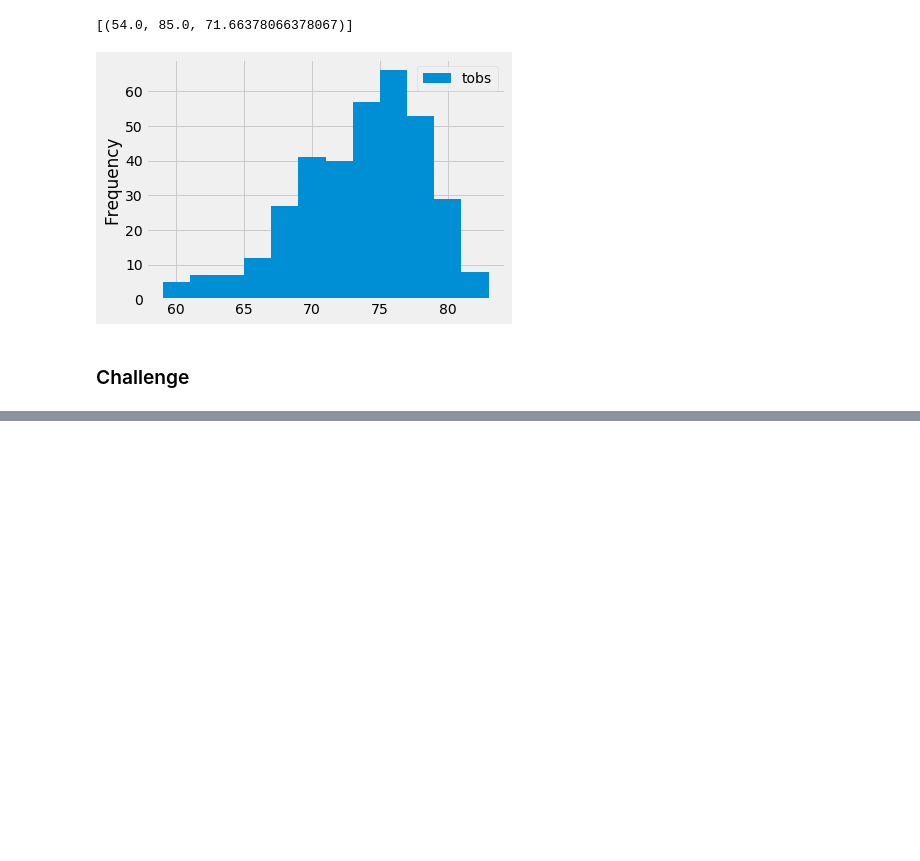
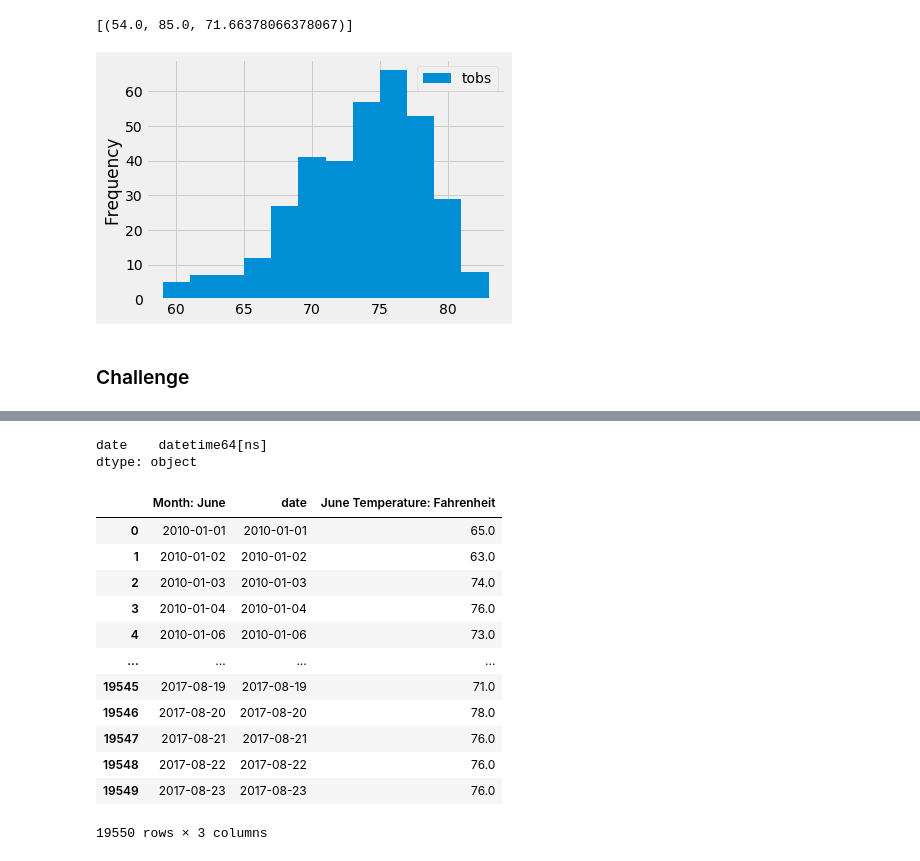
Before and after one commit to mkeire/surfs_up, a Jupyter notebook: climate_analysis.ipynb, the cells around one changed output, grey strips where cells are left out. Saved outputs shown, nothing was run; the diff lists cells and outputs as text; code cells hidden in the pictures; blank space fills up the shorter version.

```diff
--- a/climate_analysis.ipynb
+++ b/climate_analysis.ipynb
@@ -135,0 +393,4 @@ plt.tight_layout()
+# %%
+# Create data frame
+all_tobs_df = pd.DataFrame(all_tobs)
+all_tobs_df
@@ -135,0 +411,34 @@ plt.tight_layout()
+# %%
+# Change date data type
+tobs_dates = pd.to_datetime(all_tobs_df.loc[:,'date'])
+# %%
+# Turn formatted tobs dates into data frame
+tobs_dates_colum_df = pd.DataFrame(tobs_dates)
+tobs_dates_colum_df.dtypes
+# %% [output]
+date    datetime64[ns]
+dtype: object
+# %%
+# Rename columns for June and December
+june_tobs_dates_df = tobs_dates_colum_df.rename(columns={'date': 'Month: June'})
+dec_tobs_dates_df = tobs_dates_colum_df.rename(columns={'date': 'Month: December'})
+# %%
+# Merge correct June dates data type with tobs
+june_dates_tobs = june_tobs_dates_df.merge(all_tobs_df, left_index=True, right_index=True)
+# Rename prcp for June
+june_dates_tobs = june_dates_tobs.rename(columns={'tobs': 'June Temperature: Fahrenheit'})
+june_dates_tobs
+# %% [output]
+|  | Month: June | date | June Temperature: Fahrenheit |
+| 0 | 2010-01-01 | 2010-01-01 | 65.0 |
+| 1 | 2010-01-02 | 2010-01-02 | 63.0 |
+| 2 | 2010-01-03 | 2010-01-03 | 74.0 |
+| 3 | 2010-01-04 | 2010-01-04 | 76.0 |
+| 4 | 2010-01-06 | 2010-01-06 | 73.0 |
+| ... | ... | ... | ... |
+| 19545 | 2017-08-19 | 2017-08-19 | 71.0 |
+| 19546 | 2017-08-20 | 2017-08-20 | 78.0 |
+| 19547 | 2017-08-21 | 2017-08-21 | 76.0 |
+| 19548 | 2017-08-22 | 2017-08-22 | 76.0 |
+| 19549 | 2017-08-23 | 2017-08-23 | 76.0 |
+19550 rows × 3 columns
```
Also changed, not shown: parts of 38 cells of this notebook.
